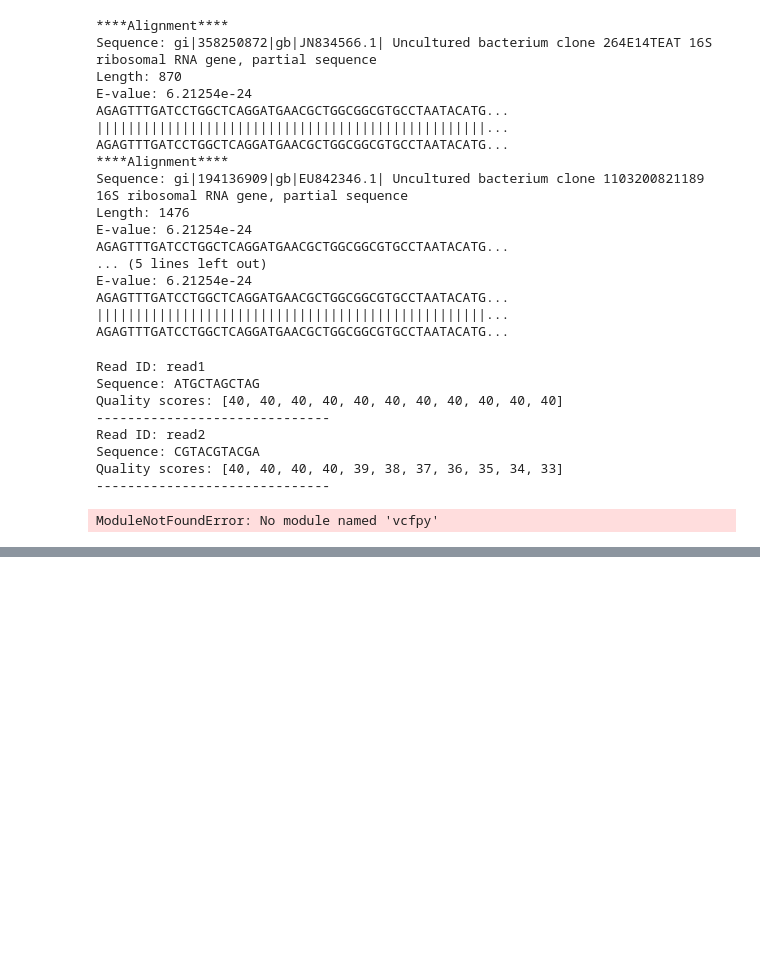
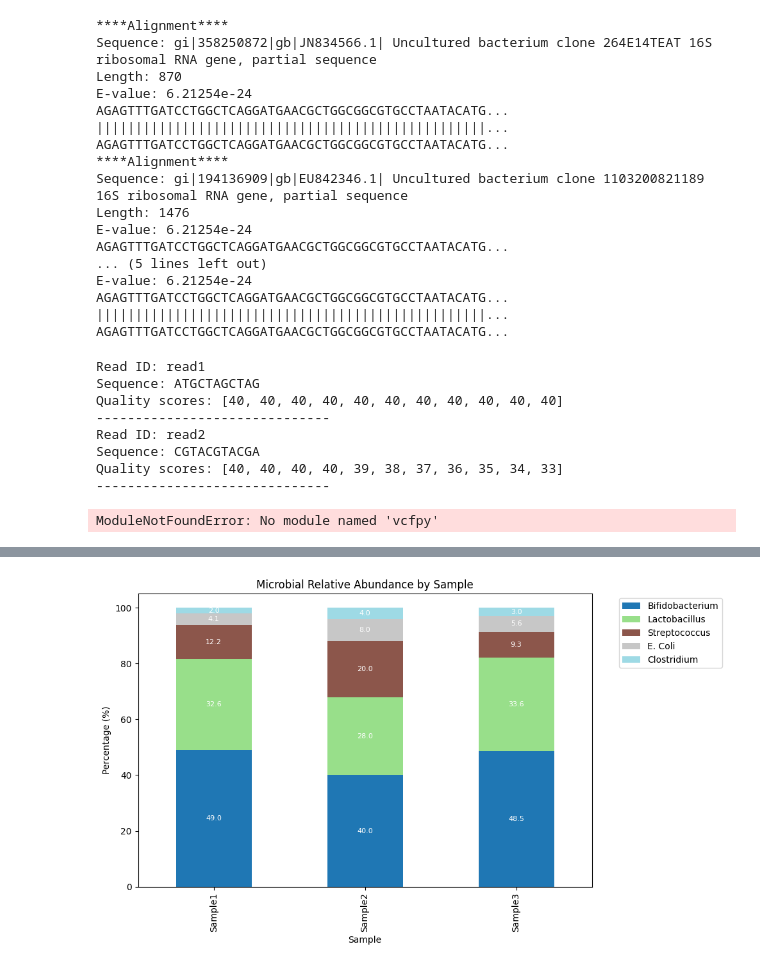
Before and after one commit to tssmith5619/learn2code, a Jupyter notebook: Python_Lessons_Month2.ipynb, the cells around one changed output, grey strips where cells are left out. Saved outputs shown, nothing was run; the diff lists cells and outputs as text; code cells hidden in the pictures; blank space fills up the shorter version.

Commit message:
abundance lesson updated

```diff
--- a/Python_Lessons_Month2.ipynb
+++ b/Python_Lessons_Month2.ipynb
@@ -214,0 +307,32 @@ ModuleNotFoundError: No module named 'vcfpy'
+# %%
+import pandas as pd
+import matplotlib.pyplot as plt
+
+
+data = {"Microbe": ["Bifidobacterium", "Lactobacillus", "Streptococcus", "E. Coli", "Clostridium"], "Sample1": [120,80, 30, 10, 5], "Sample2": [100, 70, 50, 20, 10], "Sample3": [130, 90, 25, 15, 8]}
+
+df = pd.DataFrame(data)
+df.set_index("Microbe", inplace=True)
+df
+
+relative_abundance = df.div(df.sum(axis=0), axis=1) * 100
+relative_abundance = relative_abundance.round(2)
+relative_abundance
+
+summary = relative_abundance.describe()
+summary
+
+ax = relative_abundance.T.plot(kind="bar", stacked=True, figsize=(10, 6), colormap="tab20")
+plt.title("Microbial Relative Abundance by Sample")
+plt.ylabel("Percentage (%)")
+plt.xlabel("Sample")
+plt.legend(bbox_to_anchor=(1.05, 1), loc='upper left')
+plt.tight_layout()
+
+# Add labels to each bar segment
+for container in ax.containers:
+    ax.bar_label(container, fmt='%.1f', label_type='center', fontsize=8, color='white')
+
+plt.show()
+# %% [output]
+[figure, added]
```
Also changed, not shown: parts of 7 cells of this notebook.
